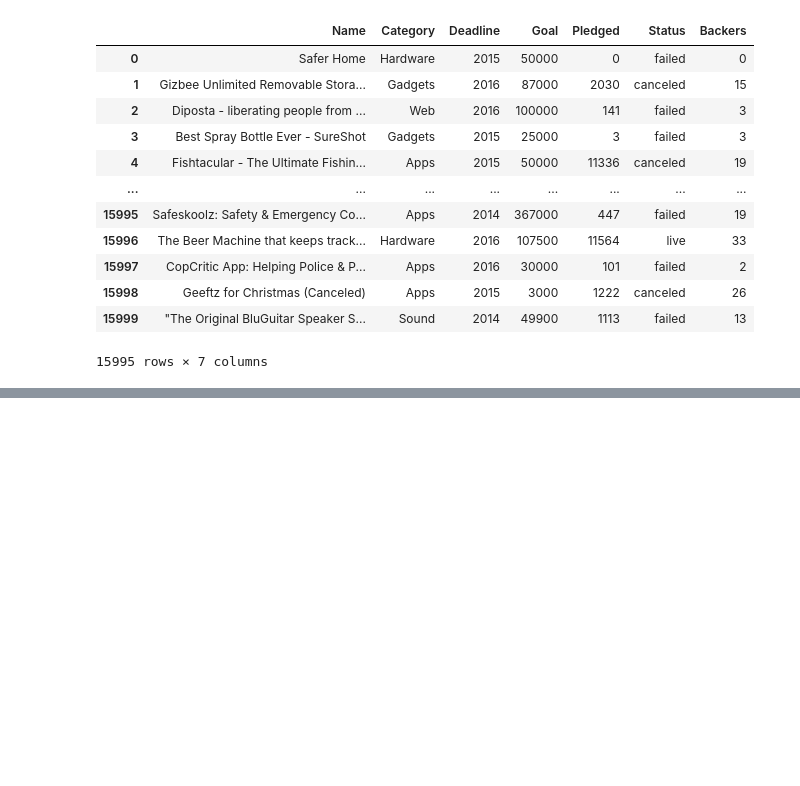
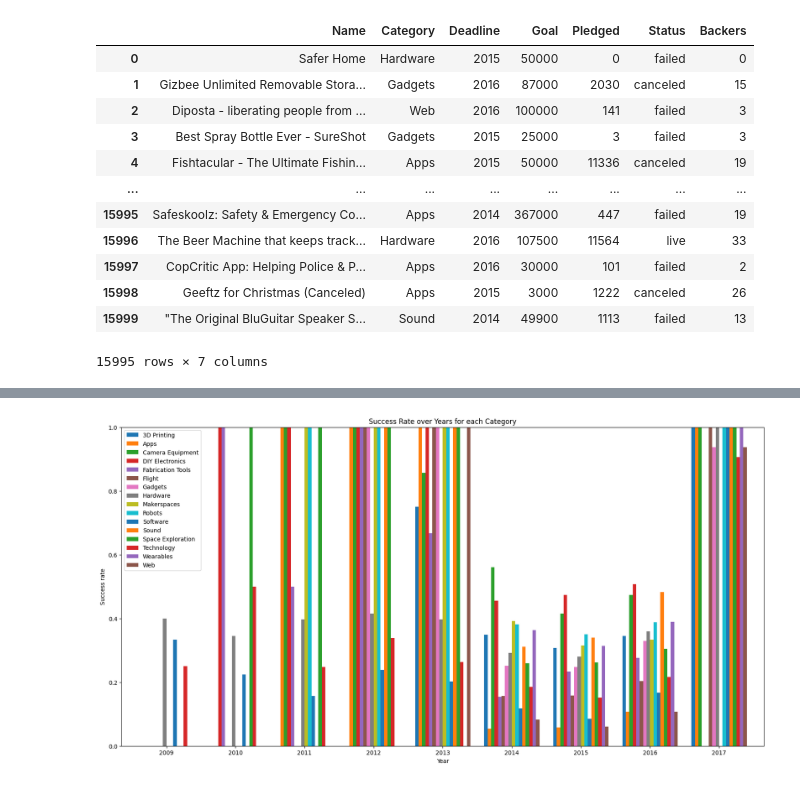
Before and after one commit to Nadil-K/Data-Visualization-and-Dashboarding-Lab, a Jupyter notebook: Lab-Nadil.ipynb, the cells around one changed output, grey strips where cells are left out. Drawn from its saved outputs; the diff is of its cells as text; code cells hidden in the pictures; blank space fills up the shorter version.

Commit message:
Success rate over Years for each Category - done

```diff
--- a/Lab-Nadil.ipynb
+++ b/Lab-Nadil.ipynb
@@ -99,0 +119,3 @@ df
+# %%
+dftemp = df.groupby(['Category', 'Deadline', 'Status']).size().reset_index(name='Count')
+dftemp
@@ -99,0 +136,10 @@ df
+# %%
+# plot a pivot table making each status a column fill missing values with 0
+
+dfpivot = dftemp.pivot_table(index=['Category', 'Deadline'], columns='Status', values='Count', fill_value=0)
+
+# Reset the index to convert the index into a regular column
+dfpivot = dfpivot.reset_index()
+dfpivot.columns.name = None
+
+dfpivot
@@ -99,0 +160,4 @@ df
+# %%
+dfpivot['Success Rate'] = (dfpivot['successful'] + dfpivot['live']) / (dfpivot['canceled'] + dfpivot['failed'] + dfpivot['live'] + dfpivot['successful'] + dfpivot['suspended'] + dfpivot['undefined'])
+dfpivot.drop(['canceled', 'failed', 'live', 'successful', 'suspended', 'undefined'], axis=1, inplace=True)
+dfpivot
@@ -99,0 +178,8 @@ df
+# %%
+# convert dfpivot to data frame where there is one row for each year and one column for each category and the values are the success rates
+# fill missing values with 0
+
+dfpivot2 = dfpivot.pivot(index='Deadline', columns='Category', values='Success Rate').fillna(0)
+dfpivot2 = dfpivot2.reset_index()
+dfpivot2.columns.name = None
+dfpivot2
@@ -99,0 +197,15 @@ df
+# %%
+ax = dfpivot2.plot(kind='bar', width=2.0 - 1.2, figsize=(20,10))
+ax.set_xlabel('Year')
+ax.set_ylabel('Success rate')
+ax.set_title('Success Rate over Years for each Category')
+
+plt.xticks(dfpivot2.index, dfpivot2['Deadline'], rotation=0)
+
+# Set y-axis limits from 0 to 100
+plt.ylim(0, 1)
+
+# Show the plot
+plt.show()
+# %% [output]
+[figure, added]
```
Also changed, not shown: parts of 10 cells of this notebook.
